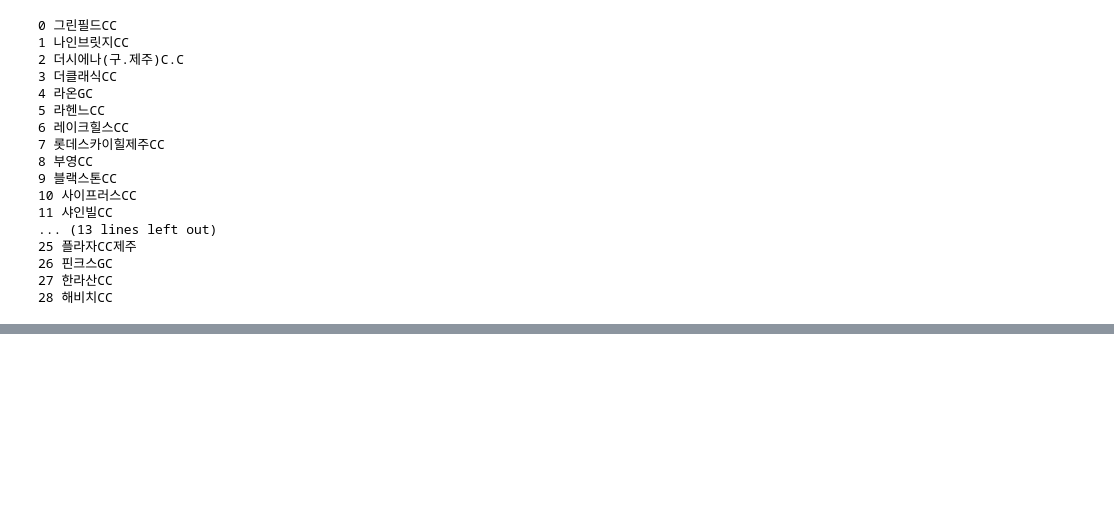
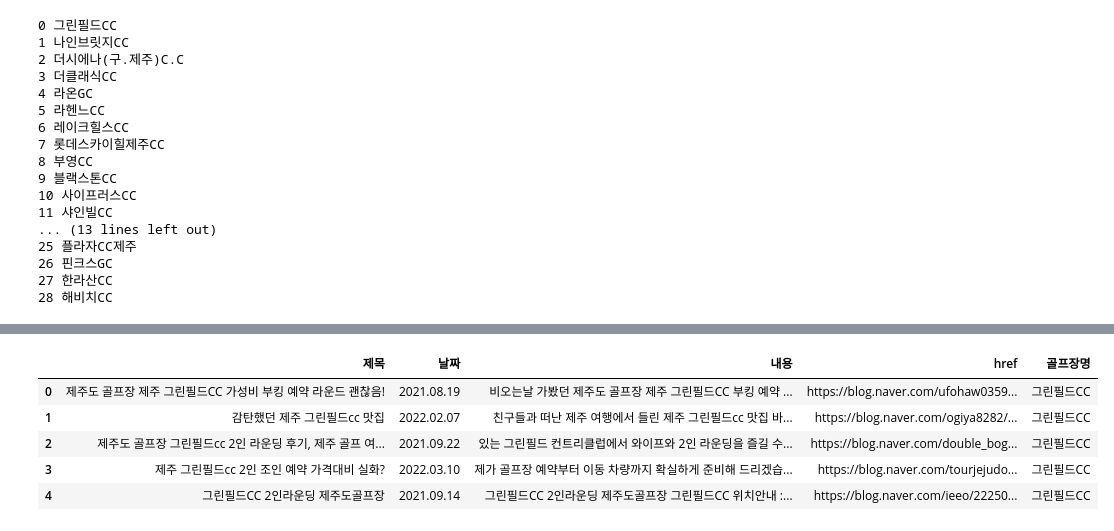
Before and after one commit to minwooking/Next_Ez_Training, a Jupyter notebook: golf17_골프장데이터크롤링.ipynb, the cells around one changed output, grey strips where cells are left out. Cells and saved outputs as stored; diff of their text form; code cells hidden in the pictures; blank space fills up the shorter version.

```diff
--- a/golf17_골프장데이터크롤링.ipynb
+++ b/golf17_골프장데이터크롤링.ipynb
@@ -33,3 +37,7 @@ from urllib import parse
 import ssl
 
 context = ssl._create_unverified_context()
+# %%
+from datetime import datetime, timedelta
+today = datetime.now()          # datetime.today()
+today
@@ -176,0 +254,10 @@ for i,item in enumerate(df.골프장명):
+# %%
+df = pd.DataFrame(lines, columns=['제목','날짜','내용','href','골프장명'])
+df[['제목','날짜','내용','href','골프장명']].head()
+# %% [output]
+|  | 제목 | 날짜 | 내용 | href | 골프장명 |
+| 0 | 제주도 골프장 제주 그린필드CC 가성비 부킹 예약 라운드 괜찮음! | 2021.08.19 | 비오는날 가봤던 제주도 골프장 제주 그린필드CC 부킹 예약 ... | https://blog.naver.com/ufohaw0359... | 그린필드CC |
+| 1 | 감탄했던 제주 그린필드cc 맛집 | 2022.02.07 | 친구들과 떠난 제주 여행에서 들린 제주 그린필드cc 맛집 바... | https://blog.naver.com/ogiya8282/... | 그린필드CC |
+| 2 | 제주도 골프장 그린필드cc 2인 라운딩 후기, 제주 골프 여... | 2021.09.22 | 있는 그린필드 컨트리클럽에서 와이프와 2인 라운딩을 즐길 수... | https://blog.naver.com/double_bog... | 그린필드CC |
+| 3 | 제주 그린필드cc 2인 조인 예약 가격대비 실화? | 2022.03.10 | 제가 골프장 예약부터 이동 차량까지 확실하게 준비해 드리겠습... | https://blog.naver.com/tourjejudo... | 그린필드CC |
+| 4 | 그린필드CC 2인라운딩 제주도골프장 | 2021.09.14 | 그린필드CC 2인라운딩 제주도골프장 그린필드CC 위치안내 :... | https://blog.naver.com/ieeo/22250... | 그린필드CC |
```
Also changed, not shown: parts of 16 cells of this notebook.
